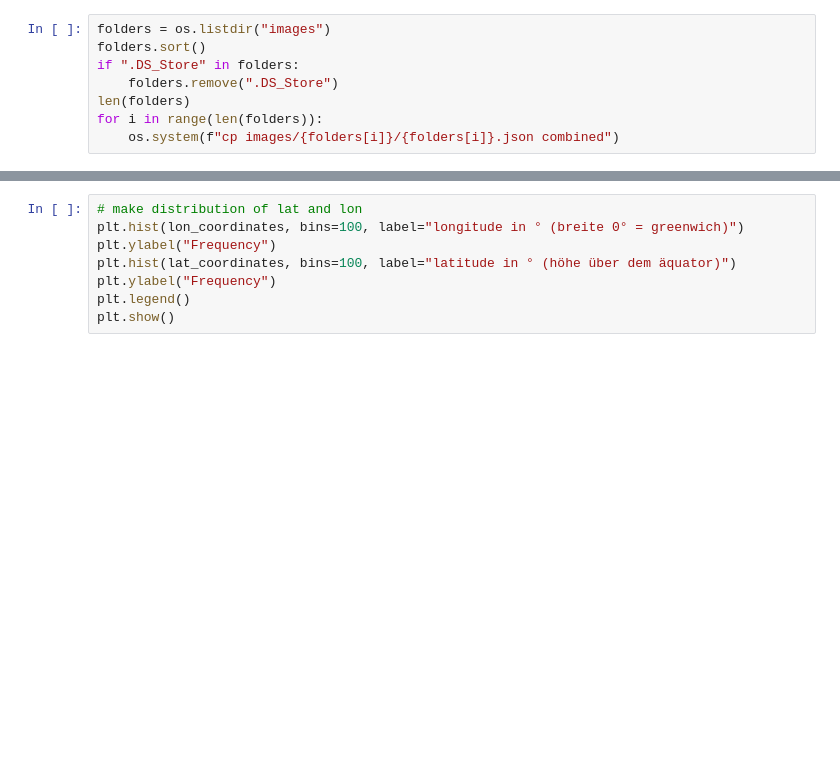
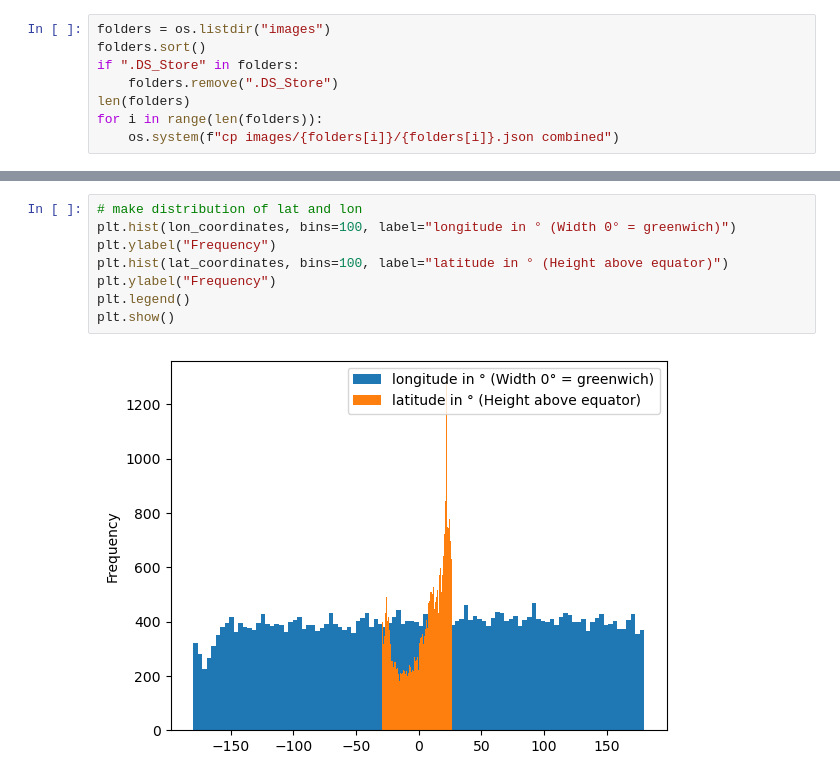
Before and after one commit to kevin-paul97/fantastic-palm-tree, a Jupyter notebook: Project/main.ipynb, the cells around one changed output, grey strips where cells are left out. Saved outputs shown, nothing was run; the diff lists cells and outputs as text; blank space fills up the shorter version.

```diff
--- a/Project/main.ipynb
+++ b/Project/main.ipynb
@@ -103,10 +143,12 @@ print(df_lon.describe())
 # %%
 # make distribution of lat and lon
-plt.hist(lon_coordinates, bins=100, label="longitude in ° (breite 0° = greenwich)")
+plt.hist(lon_coordinates, bins=100, label="longitude in ° (Width 0° = greenwich)")
 plt.ylabel("Frequency")
-plt.hist(lat_coordinates, bins=100, label="latitude in ° (höhe über dem äquator)")
+plt.hist(lat_coordinates, bins=100, label="latitude in ° (Height above equator)")
 plt.ylabel("Frequency")
 plt.legend()
 plt.show()
+# %% [output]
+[figure, added]
 # %% [markdown]
 ![Explanation for you <3](https://s3.us-east-2.amazonaws.com/journeynorth.org/images/graphics/mclass/Lat_Long.gif)
```
Also changed, not shown: parts of 7 cells of this notebook, 1 other file.
